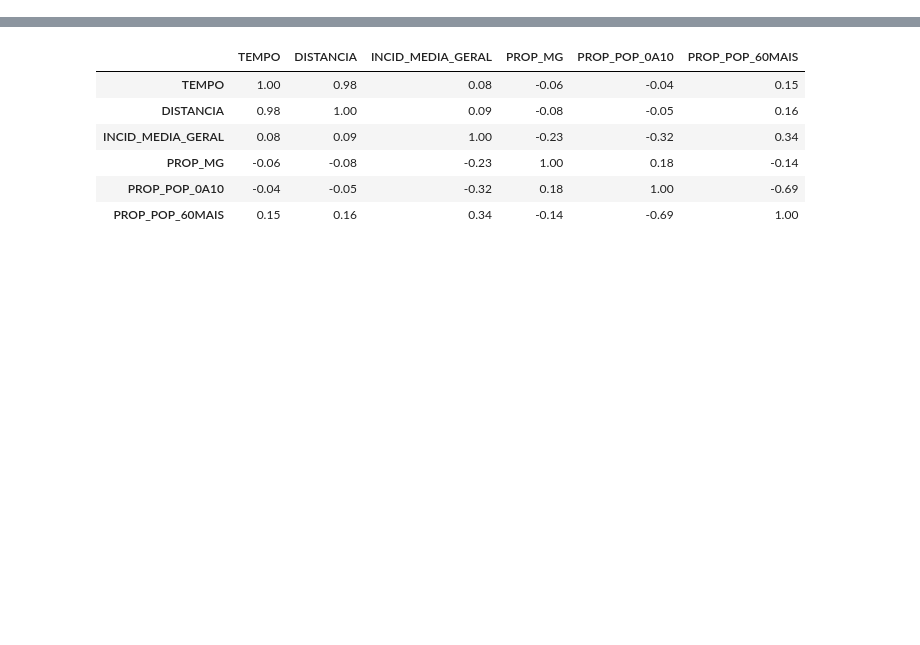
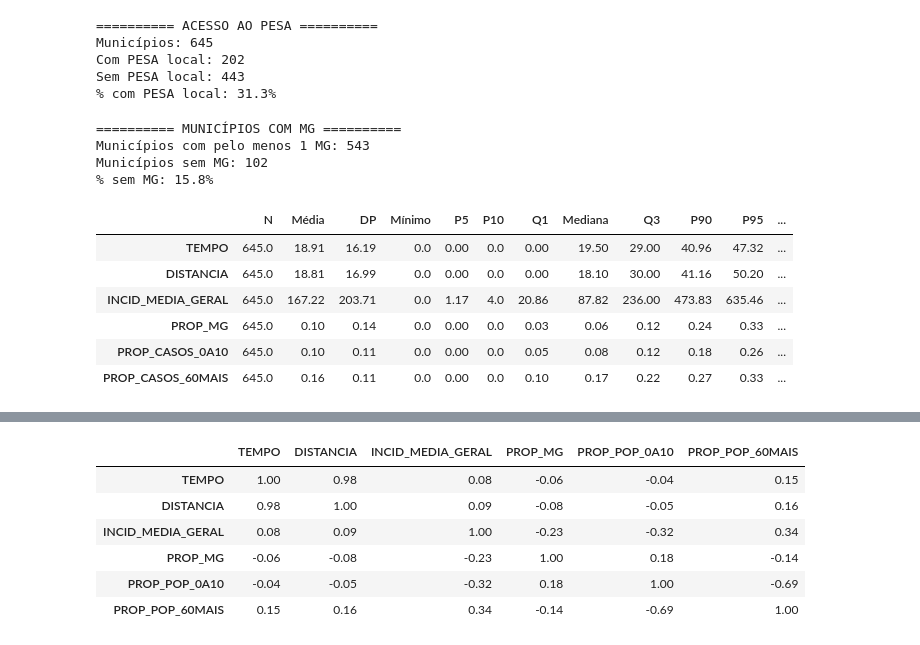
Before and after one commit to lucascgmermano/escorpiao_pesa, a Jupyter notebook: 09-analise-exploratoria.ipynb, the cells around one changed output, grey strips where cells are left out. Saved outputs shown, nothing was run; the diff lists cells and outputs as text; code cells hidden in the pictures; blank space fills up the shorter version.

```diff
--- a/09-analise-exploratoria.ipynb
+++ b/09-analise-exploratoria.ipynb
@@ -54,0 +60,68 @@ Length: 62, dtype: int64
+# %%
+print(
+    '\n========== ACESSO AO PESA ==========\n'
+    f'Municípios: {len(df)}\n'
+    f'Com PESA local: {(df["TEMPO"]==0).sum()}\n'
+    f'Sem PESA local: {(df["TEMPO"]>0).sum()}\n'
+    f'% com PESA local: {100*(df["TEMPO"]==0).mean():.1f}%'
+)
+# %% [output]
+========== ACESSO AO PESA ==========
+Municípios: 645
+Com PESA local: 202
+Sem PESA local: 443
+% com PESA local: 31.3%
+# %%
+print(
+    '\n========== MUNICÍPIOS COM MG ==========\n'
+    f'Municípios com pelo menos 1 MG: {(df["MG"]>0).sum()}\n'
+    f'Municípios sem MG: {(df["MG"]==0).sum()}\n'
+    f'% sem MG: {100*(df["MG"]==0).mean():.1f}%'
+)
+# %% [output]
+========== MUNICÍPIOS COM MG ==========
+Municípios com pelo menos 1 MG: 543
+Municípios sem MG: 102
+% sem MG: 15.8%
+# %%
+# Resumo estatístico das variáveis contínuas
+
+variaveis = [
+    'TEMPO',
+    'DISTANCIA',
+    'INCID_MEDIA_GERAL',
+    'PROP_MG',
+    'PROP_CASOS_0A10',
+    'PROP_CASOS_60MAIS'
+]
+
+resumo = (
+    df[variaveis]
+    .describe(percentiles=[0.05,0.10,0.25,0.50,0.75,0.90,0.95])
+    .T
+)
+
+resumo = resumo.rename(columns={
+    'count':'N',
+    'mean':'Média',
+    'std':'DP',
+    'min':'Mínimo',
+    '5%':'P5',
+    '10%':'P10',
+    '25%':'Q1',
+    '50%':'Mediana',
+    '75%':'Q3',
+    '90%':'P90',
+    '95%':'P95',
+    'max':'Máximo'
+})
+
+display(resumo.round(2))
+# %% [output]
+|  | N | Média | DP | Mínimo | P5 | P10 | Q1 | Mediana | Q3 | P90 | P95 | ... |
+| TEMPO | 645.0 | 18.91 | 16.19 | 0.0 | 0.00 | 0.0 | 0.00 | 19.50 | 29.00 | 40.96 | 47.32 | ... |
+| DISTANCIA | 645.0 | 18.81 | 16.99 | 0.0 | 0.00 | 0.0 | 0.00 | 18.10 | 30.00 | 41.16 | 50.20 | ... |
+| INCID_MEDIA_GERAL | 645.0 | 167.22 | 203.71 | 0.0 | 1.17 | 4.0 | 20.86 | 87.82 | 236.00 | 473.83 | 635.46 | ... |
+| PROP_MG | 645.0 | 0.10 | 0.14 | 0.0 | 0.00 | 0.0 | 0.03 | 0.06 | 0.12 | 0.24 | 0.33 | ... |
+| PROP_CASOS_0A10 | 645.0 | 0.10 | 0.11 | 0.0 | 0.00 | 0.0 | 0.05 | 0.08 | 0.12 | 0.18 | 0.26 | ... |
+| PROP_CASOS_60MAIS | 645.0 | 0.16 | 0.11 | 0.0 | 0.00 | 0.0 | 0.10 | 0.17 | 0.22 | 0.27 | 0.33 | ... |
```
Also changed, not shown: parts of 4 cells of this notebook.
